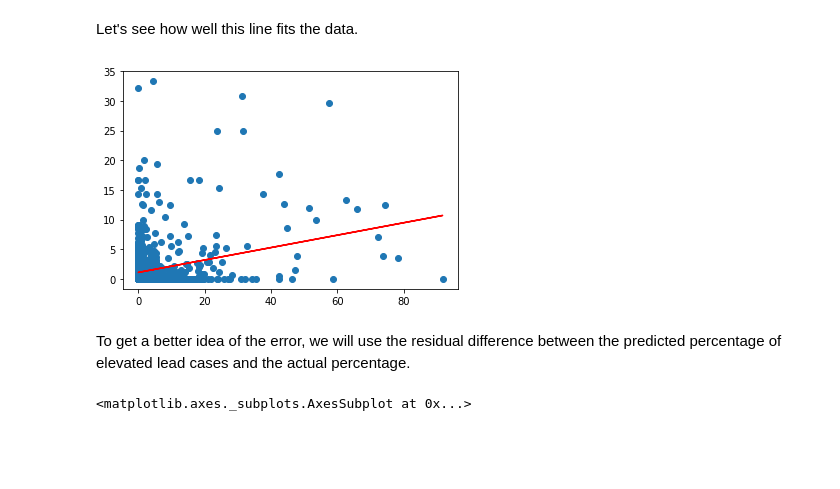
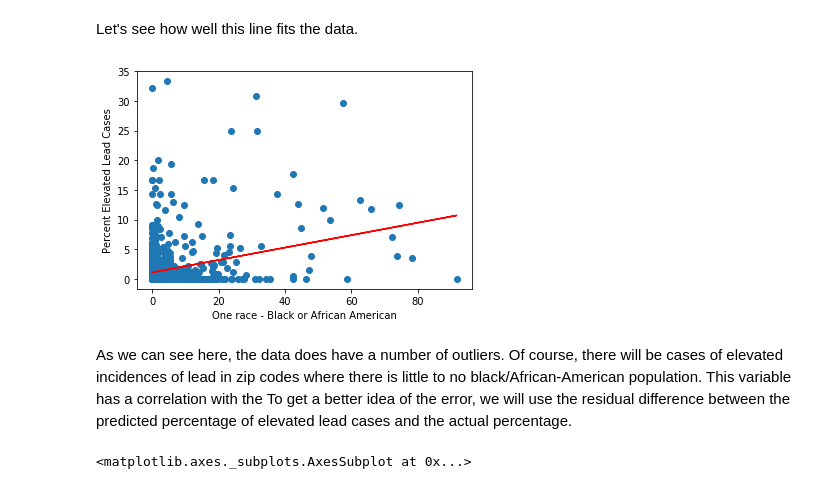
Before and after one commit to ahalyasanjiv/ChildhoodLeadExposure, a Jupyter notebook: Linear_Regression_Model.ipynb, the cells around one changed output. Saved outputs shown, nothing was run; the diff lists cells and outputs as text; code cells hidden in the pictures; blank space fills up the shorter version.

```diff
--- a/Linear_Regression_Model.ipynb
+++ b/Linear_Regression_Model.ipynb
@@ -91,14 +91,16 @@ Let's see how well this line fits the data.
 # %%
 y = df['One race - Black or African American']*beta + alpha
 
 _ = plt.scatter(df['One race - Black or African American'], df['Percent Elevated Lead Cases'])
 _ = plt.plot(df['One race - Black or African American'], y, color='r')
+_ = plt.xlabel('One race - Black or African American')
+_ = plt.ylabel('Percent Elevated Lead Cases')
 
 plt.show()
 # %% [output]
-[figure, old version]
+[figure, new version]
 # %% [markdown]
-To get a better idea of the error, we will use the residual difference between the predicted percentage of elevated lead cases and the actual percentage.
+As we can see here, the data does have a number of outliers. Of course, there will be cases of elevated incidences of lead in zip codes where there is little to no black/African-American population. This variable has a correlation with the To get a better idea of the error, we will use the residual difference between the predicted percentage of elevated lead cases and the actual percentage.
 # %%
 df['predicted_elevated_lead_percentage'] = df['One race - Black or African American'] * beta + alpha
 df['residual_elevated_lead_percentage'] = df['predicted_elevated_lead_percentage'] - df['Percent Elevated Lead Cases']
```
Also changed, not shown: parts of 15 cells of this notebook.
